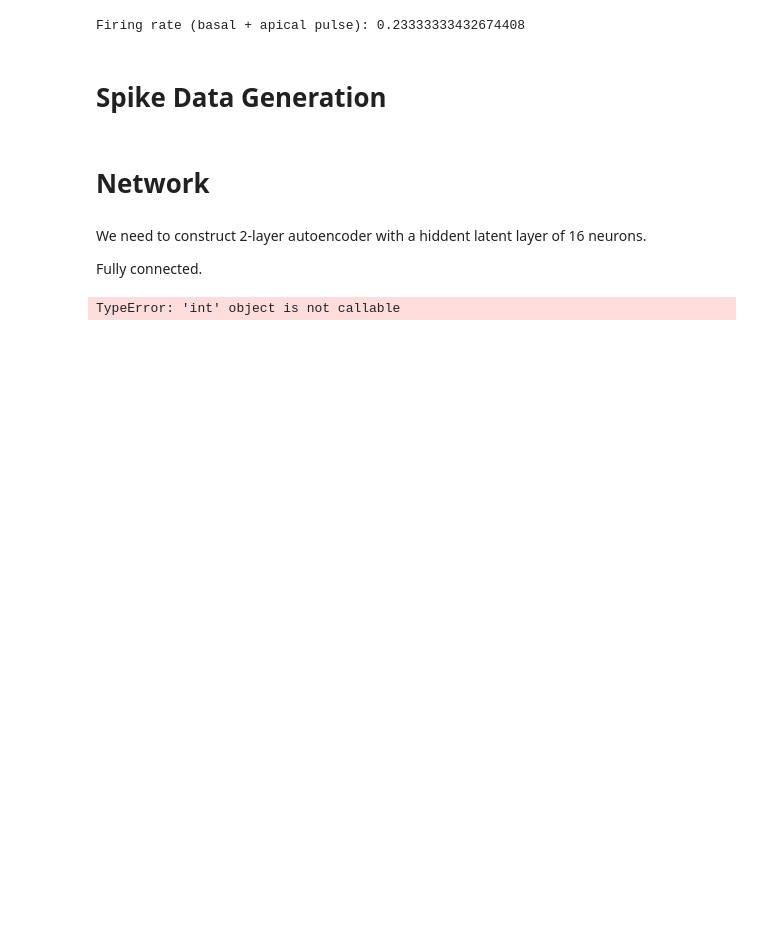
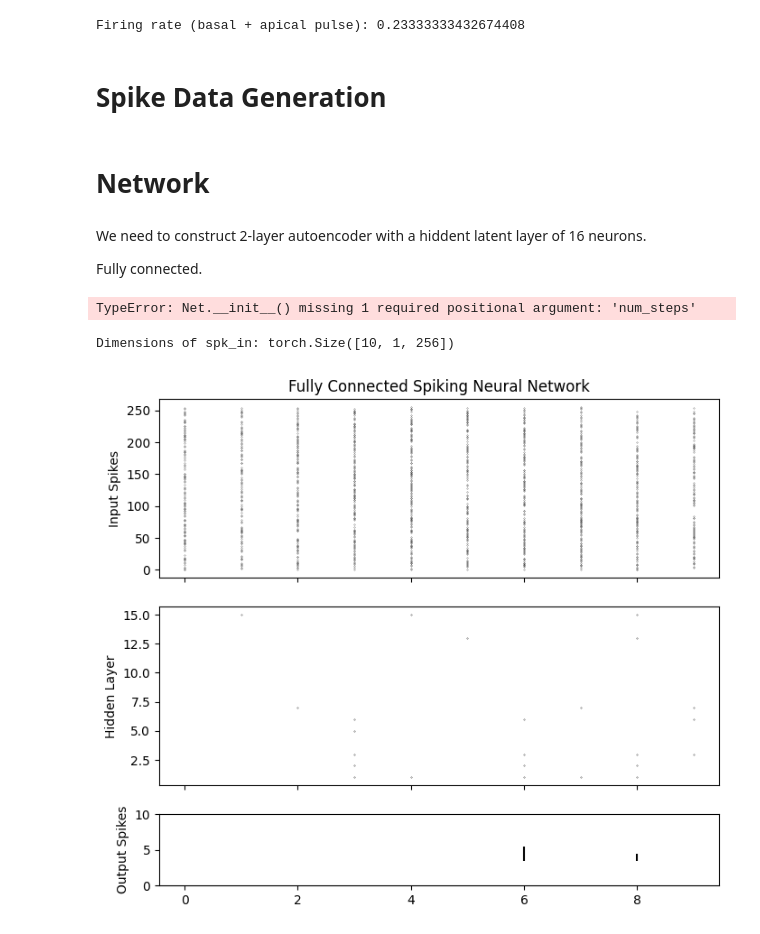
Before and after one commit to BTrifonov/BTrifonov, a Jupyter notebook: snn_network.ipynb, the cells around one changed output. Drawn from its saved outputs; the diff is of its cells as text; code cells hidden in the pictures; blank space fills up the shorter version.

```diff
--- a/snn_network.ipynb
+++ b/snn_network.ipynb
@@ -322,19 +322,3 @@ print("Firing rate (basal + apical pulse):", spk_rec.float().mean().item())
 Firing rate (basal + apical pulse): 0.23333333432674408
 # %% [markdown]
 # Spike Data Generation
-# %%
-def generate_random_spikes(n_samples, num_steps, n_inputs, seed=0):
-    rng = np.random.default_rng(seed)
-    spikes = []
-
-    for _ in range(n_samples):
-        spike_prob = torch.tensor(
-            rng.uniform(0, 0.3, size=(num_steps, n_inputs)),
-            dtype=torch.float32
-        )
-
-        spk = spikegen.rate_conv(spike_prob).unsqueeze(1)  # [T, 1, N]
-        spikes.append(spk)
-
-    spikes = torch.stack(spikes)  # [n_samples, T, 1, N]
-    return spikes
@@ -380,0 +405,18 @@ net = Net().to(device)
+# %%
+# Params
+num_inputs = 256
+num_hidden = 16
+num_outputs = 10
+num_steps = 200
+beta = 0.99
+
+# Load the network onto CUDA if available
+feedforward_nn = Net(
+    num_inputs=num_inputs,
+    num_hidden=num_hidden,
+    num_outputs=num_outputs,
+    num_steps=200
+    beta=beta
+).to(device)
+# %% [output]
+TypeError: Net.__init__() missing 1 required positional argument: 'num_steps'
@@ -381,11 +446,31 @@ net = Net().to(device)
 # %%
 train_spikes = generate_random_spikes(
-    n_samples=100,
-    num_steps=200,
-    n_inputs = 300,
-    seed=42
+    n_samples = 1,
+    num_steps = num_steps,
+    n_inputs = num_inputs,
+    seed = 42
 )
 
 print(f"Dimensions of spk_in: {train_spikes[0].size()}")
 # %% [output]
-TypeError: 'int' object is not callable
+Dimensions of spk_in: torch.Size([10, 1, 256])
+# %%
+# network simulation
+for step in range(num_steps):
+    cur1 = fc1(train_spikes[0][step]) # post-synaptic current <-- spk_in x weight
+    spk1, mem1 = lif1(cur1, mem1) # mem[t+1] <--post-syn current + decayed membrane
+    cur2 = fc2(spk1)
+    spk2, mem2 = lif2(cur2, mem2)
+
+    mem2_rec.append(mem2)
+    spk1_rec.append(spk1)
+    spk2_rec.append(spk2)
+
+# convert lists to tensors
+mem2_rec = torch.stack(mem2_rec)
+spk1_rec = torch.stack(spk1_rec)
+spk2_rec = torch.stack(spk2_rec)
+
+plot_snn_spikes(train_spikes[0], spk1_rec, spk2_rec, "Fully Connected Spiking Neural Network")
+# %% [output]
+[figure, added]
```
Also changed, not shown: parts of 3 cells of this notebook.
